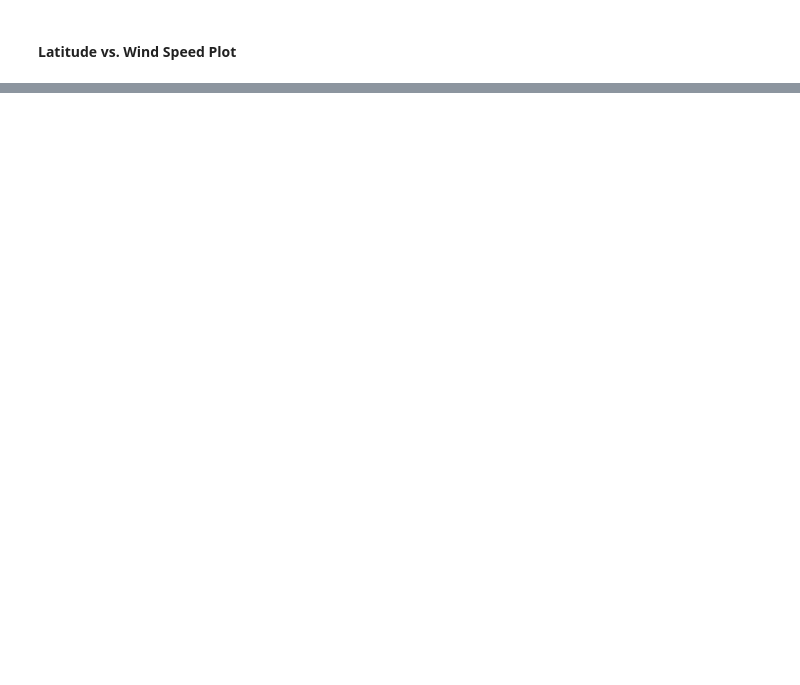
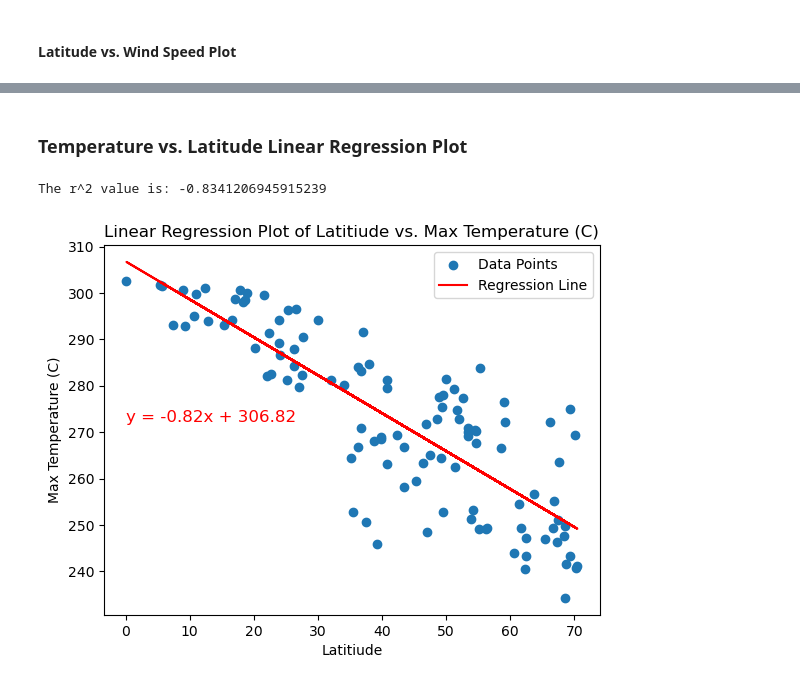
Before and after one commit to JeanR41/python-api-challenge, a Jupyter notebook: WeatherPy/WeatherPy.ipynb, the cells around one changed output, grey strips where cells are left out. Cells and saved outputs as stored; diff of their text form; code cells hidden in the pictures; blank space fills up the shorter version.

```diff
--- a/WeatherPy/WeatherPy.ipynb
+++ b/WeatherPy/WeatherPy.ipynb
@@ -268,0 +308,6 @@ plt.show()
+# %%
+# Create a DataFrame with the Northern Hemisphere data (Latitude >= 0)
+northern_hemi_df = city_data_df[city_data_df["Lat"] >= 0]
+
+# Display sample data
+northern_hemi_df.head()
@@ -268,0 +336,10 @@ plt.show()
+# %% [markdown]
+###  Temperature vs. Latitude Linear Regression Plot
+# %%
+# Linear regression on Northern Hemisphere
+# Call the function to create the linear regression plot
+
+create_linear_regression_plot(northern_hemi_df["Lat"], northern_hemi_df["Max Temp"], "Latitiude", "Max Temperature (C)", "1")
+# %% [output]
+The r^2 value is: -0.8341206945915239
+[figure, added]
```
Also changed, not shown: parts of 27 cells of this notebook.
